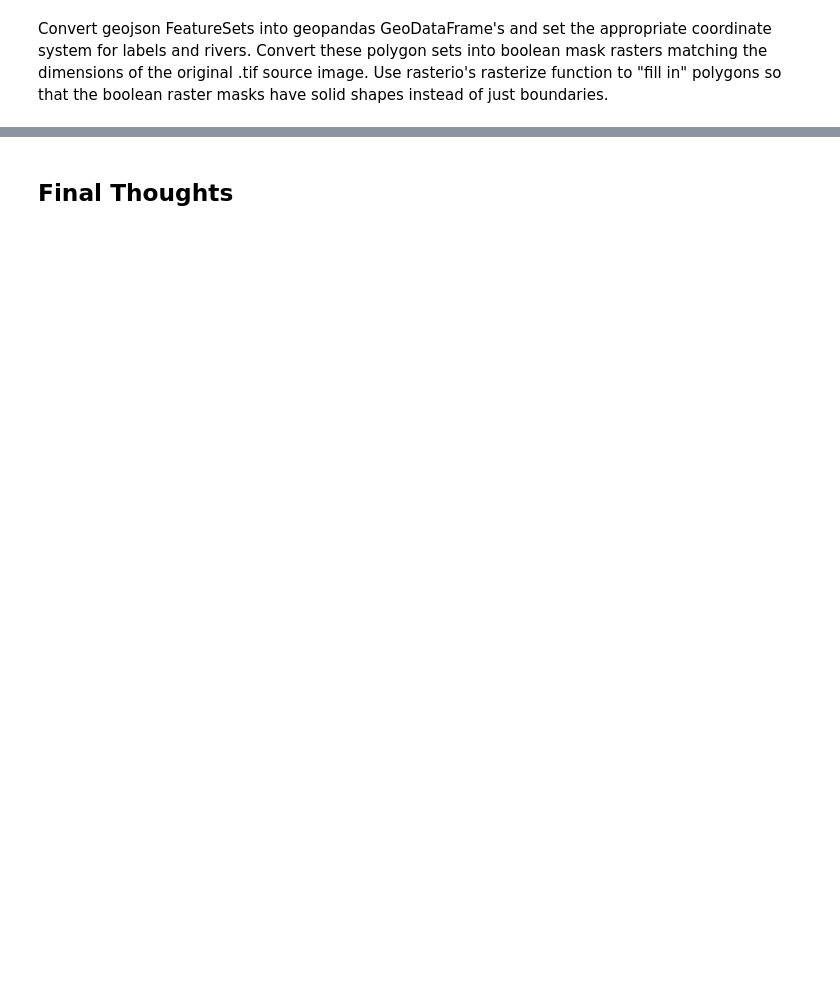
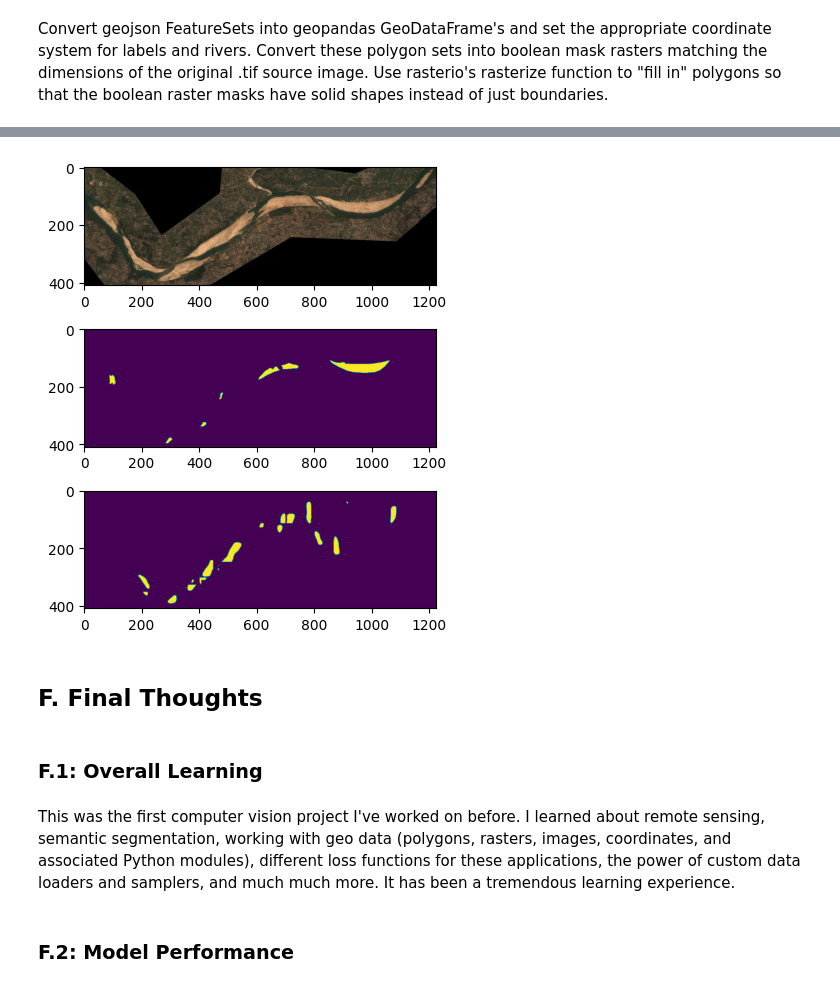
Before and after one commit to sushantvema/sandmining_prediction, a Jupyter notebook: sandmining_predictions.ipynb, the cells around one changed output, grey strips where cells are left out. Drawn from its saved outputs; the diff is of its cells as text; code cells hidden in the pictures; blank space fills up the shorter version.

Commit message:
Finishing touches. Implemented side by side visualization function. Drew first version of system diagram. Finished final report writeup in the jupyter notebook. Ready to present to Ando.

```diff
--- a/sandmining_predictions.ipynb
+++ b/sandmining_predictions.ipynb
@@ -40,2 +172,12 @@ evaluate_model()
+# %%
+side_by_side_visualizations(OBSERVATION_FOR_EVALUATION, OUTPUT_DIRECTORY)
+# %% [output]
+[figure, added]
 # %% [markdown]
-## Final Thoughts
+## F. Final Thoughts
+# %% [markdown]
+### F.1: Overall Learning
+# %% [markdown]
+This was the first computer vision project I've worked on before. I learned about remote sensing, semantic segmentation, working with geo data (polygons, rasters, images, coordinates, and associated Python modules), different loss functions for these applications, the power of custom data loaders and samplers, and much much more. It has been a tremendous learning experience.
+# %% [markdown]
+### F.2: Model Performance
```
Also changed, not shown: parts of 33 cells of this notebook, 11 other files.
